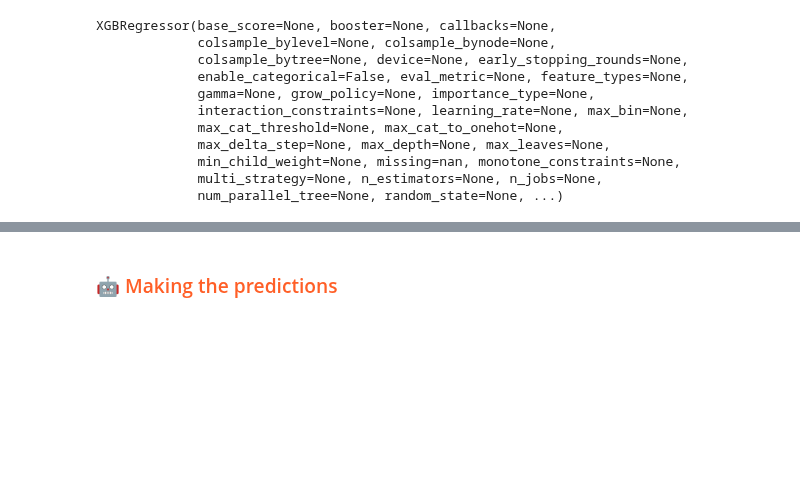
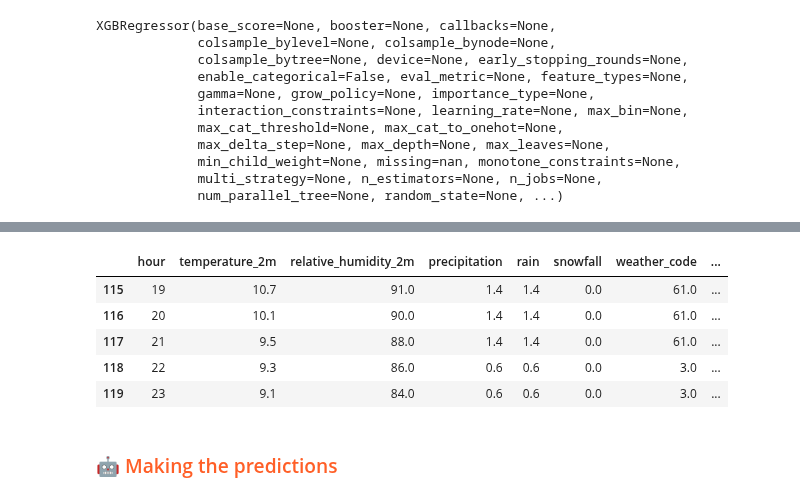
Before and after one commit to Camillahannesbo/BDS_MLOPs_Assignment, a Jupyter notebook: notebooks/4_batch_inference.ipynb, the cells around one changed output, grey strips where cells are left out. Drawn from its saved outputs; the diff is of its cells as text; code cells hidden in the pictures; blank space fills up the shorter version.

```diff
--- a/notebooks/4_batch_inference.ipynb
+++ b/notebooks/4_batch_inference.ipynb
@@ -109,2 +136,15 @@ batch_data
+# %%
+# Drop columns 'date', 'datetime', 'timestamp' from the DataFrame 'new_data'
+data = new_data.drop(columns=['date', 'datetime', 'timestamp'])
+
+# Displaying the last 5 rows of the modified DataFrame
+data.tail()
+# %% [output]
+|  | hour | temperature_2m | relative_humidity_2m | precipitation | rain | snowfall | weather_code | ... |
+| 115 | 19 | 10.7 | 91.0 | 1.4 | 1.4 | 0.0 | 61.0 | ... |
+| 116 | 20 | 10.1 | 90.0 | 1.4 | 1.4 | 0.0 | 61.0 | ... |
+| 117 | 21 | 9.5 | 88.0 | 1.4 | 1.4 | 0.0 | 61.0 | ... |
+| 118 | 22 | 9.3 | 86.0 | 0.6 | 0.6 | 0.0 | 3.0 | ... |
+| 119 | 23 | 9.1 | 84.0 | 0.6 | 0.6 | 0.0 | 3.0 | ... |
 # %% [markdown]
 ### <span style="color:#ff5f27;">🤖 Making the predictions</span>
```
Also changed, not shown: parts of 19 cells of this notebook, 10 other files.
